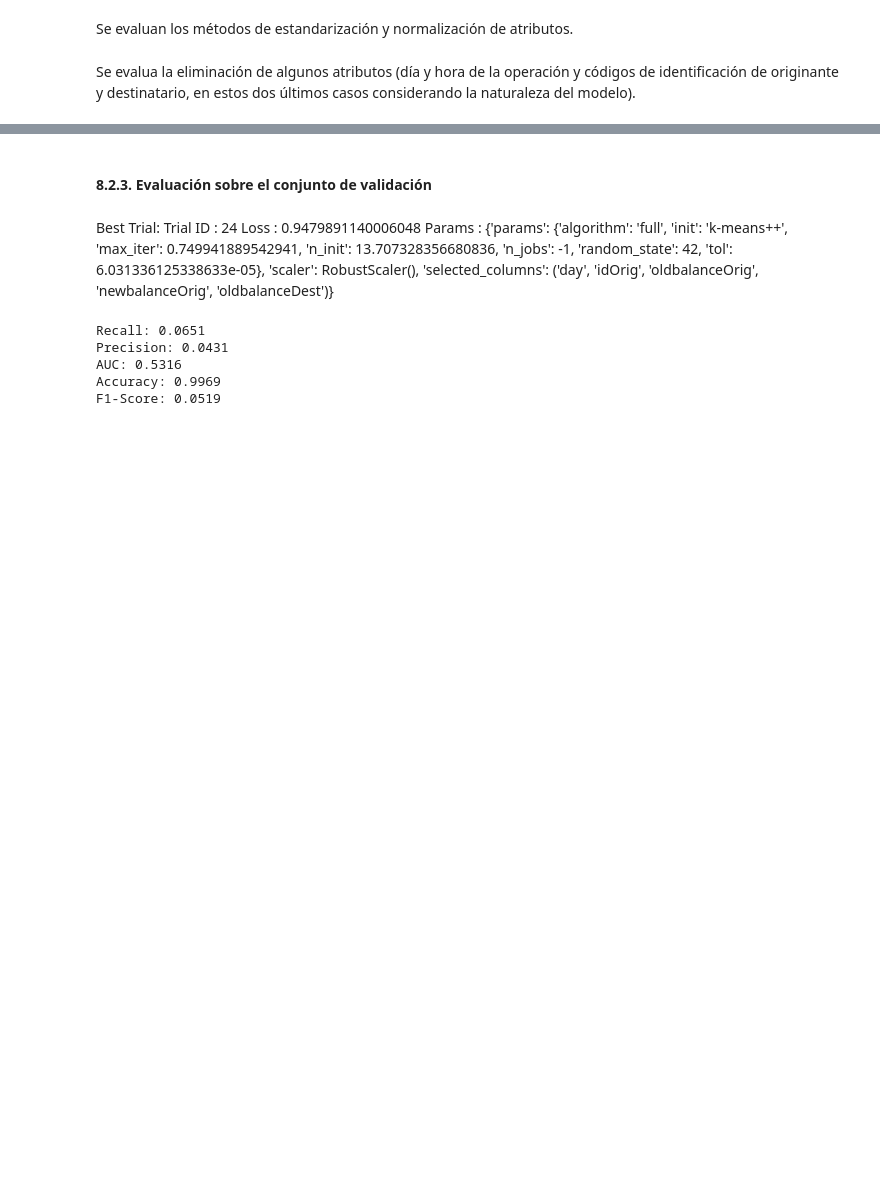
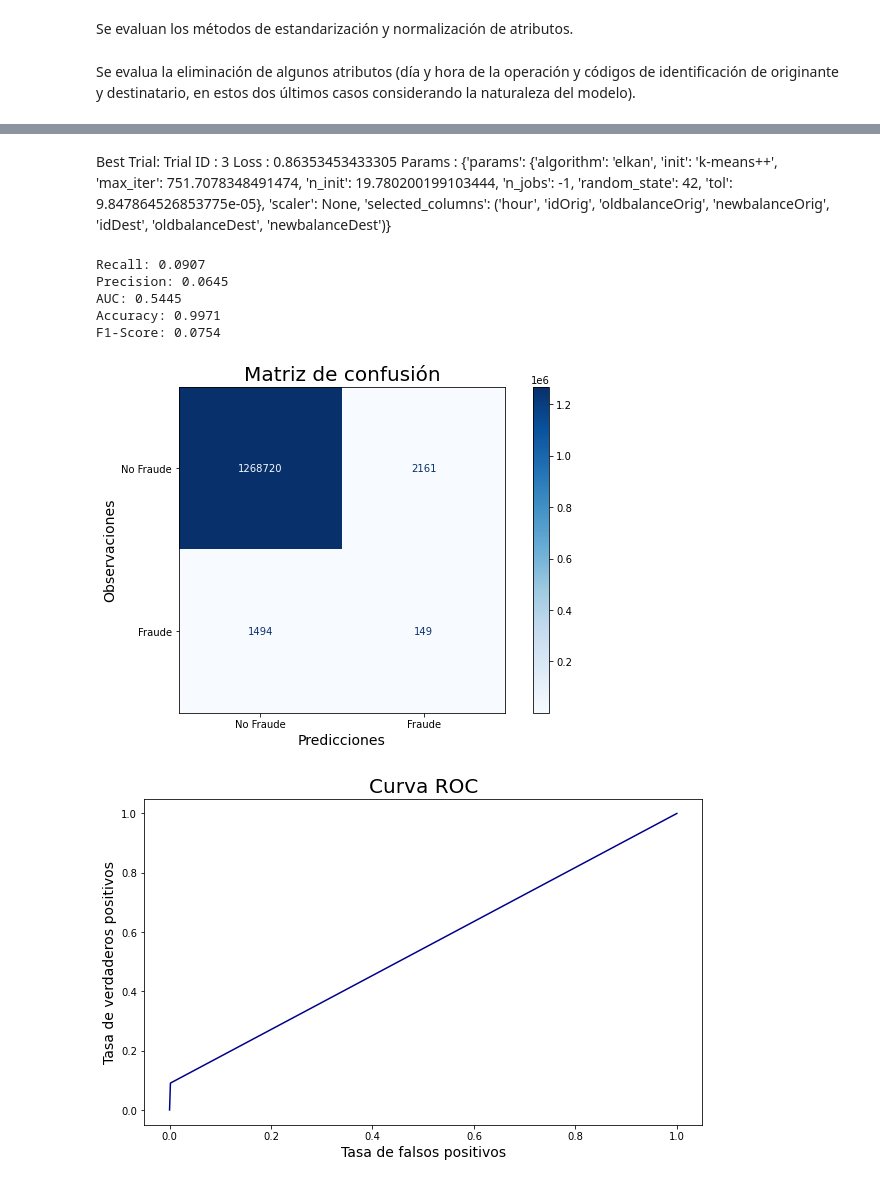
Before and after one commit to albertofalco/continuous_audit_anomalies, a Jupyter notebook: 2_balanced/3_unsupervised.ipynb, the cells around one changed output, grey strips where cells are left out. Saved outputs shown, nothing was run; the diff lists cells and outputs as text; code cells hidden in the pictures; blank space fills up the shorter version.

```diff
--- a/2_balanced/3_unsupervised.ipynb
+++ b/2_balanced/3_unsupervised.ipynb
@@ -438,42 +498,37 @@ Scoring details:
-# %% [markdown]
-#### 8.2.3. Evaluación sobre el conjunto de validación
 # %% [markdown]
 Best Trial:
-Trial ID : 24
-Loss : 0.9479891140006048
-Params : {'params': {'algorithm': 'full', 'init': 'k-means++', 'max_iter': 0.749941889542941, 'n_init': 13.707328356680836, 'n_jobs': -1, 'random_state': 42, 'tol': 6.031336125338633e-05}, 'scaler': RobustScaler(), 'selected_columns': ('day', 'idOrig', 'oldbalanceOrig', 'newbalanceOrig', 'oldbalanceDest')}
+Trial ID : 3
+Loss : 0.86353453433305
+Params : {'params': {'algorithm': 'elkan', 'init': 'k-means++', 'max_iter': 751.7078348491474, 'n_init': 19.780200199103444, 'n_jobs': -1, 'random_state': 42, 'tol': 9.847864526853775e-05}, 'scaler': None, 'selected_columns': ('hour', 'idOrig', 'oldbalanceOrig', 'newbalanceOrig', 'idDest', 'oldbalanceDest', 'newbalanceDest')}
 # %%
 # Importación de librerías.
+from sklearn.metrics import f1_score, accuracy_score, precision_score, recall_score, roc_auc_score
 from sklearn.preprocessing import RobustScaler
 from sklearn.cluster import KMeans
-from sklearn.metrics import f1_score, recall_score, precision_score, roc_auc_score, accuracy_score
 from math import ceil
 
-# Evaluación con el conjunto de validación.
-search_space = {'params': {'algorithm': 'full',
-                           'init': 'k-means++',
-                           'max_iter': ceil(0.749941889542941),
-                           'n_init': ceil(13.707328356680836),
-                           'n_jobs': -1,
-                           'random_state': 42,
-                           'tol': 6.031336125338633e-05},
-                'scaler': RobustScaler(),
-                'selected_columns': ['day', 'idOrig', 'oldbalanceOrig', 'newbalanceOrig', 'oldbalanceDest']}
+# Espacio de búsqueda.
+selected_columns = ['isFraud', 'isFlaggedFraud', 'hour', 'idOrig', 'oldbalanceOrig', 'newbalanceOrig', 'idDest', 'oldbalanceDest', 'newbalanceDest']
+scaler = None
+params = {'n_clusters' : 2, 'algorithm': 'elkan', 'init': 'k-means++', 'max_iter': ceil(751.7078348491474),
+          'n_init': ceil(19.780200199103444), 'random_state': 42, 'tol': 9.847864526853775e-05}
 
-selected_columns = search_space['selected_columns']
-scaler = search_space['scaler']
-
+# Ingeniería de predictores.
 X_train = df_training.drop(selected_columns, axis = 1)
-X_train = scaler.fit_transform(X_train)
-X_train = pd.DataFrame(X_train)
 y_train = df_training['isFraud']
-
 X_test = df_validation.drop(selected_columns, axis = 1)
-X_test = scaler.fit_transform(X_test)
 y_test = df_validation['isFraud']
 
-kmeans = KMeans(n_clusters = 2, **search_space['params'])
-kmeans = kmeans.fit(X_train)
+# Balanceo de datos.
+indexes = balancing(X_train, y_train, 0.8)
+X_balanced = X_train.loc[indexes, :]
+y_balanced = y_train.loc[indexes]
+
+# Entrenamiento del modelo.
+kmeans = KMeans(**params)
+kmeans = kmeans.fit(X_balanced)
+
+# Aplicación del modelo entrenado sobre el conjunto de validación.
 y_pred = kmeans.predict(X_test)
 
 if sum(y_pred) <= (len(y_pred) - sum(y_pred)):
@@ -485,14 +540,22 @@ else:
         else:
             y_pred[i] = 0
 
+# Obtención de métricas.
 print('Recall: %.4f' % recall_score(y_true = y_test, y_pred = y_pred))
 print('Precision: %.4f' % precision_score(y_true = y_test, y_pred = y_pred))
 print('AUC: %.4f' % roc_auc_score(y_true = y_test, y_score = y_pred))
 print('Accuracy: %.4f' % accuracy_score(y_true = y_test, y_pred = y_pred))
 print('F1-Score: %.4f' % f1_score(y_true = y_test, y_pred = y_pred))
 # %% [output]
-Recall: 0.0651
-Precision: 0.0431
-AUC: 0.5316
-Accuracy: 0.9969
-F1-Score: 0.0519
+Recall: 0.0907
+Precision: 0.0645
+AUC: 0.5445
+Accuracy: 0.9971
+F1-Score: 0.0754
+# %%
+# Exportación a png.
+from export import export_png_2
+export_png_2(filename = 'kmeans_balanced', y_test = y_test, y_pred = y_pred)
+# %% [output]
+[figure, added]
+[figure, added]
```
Also changed, not shown: parts of 64 cells of this notebook, 1 other file.
